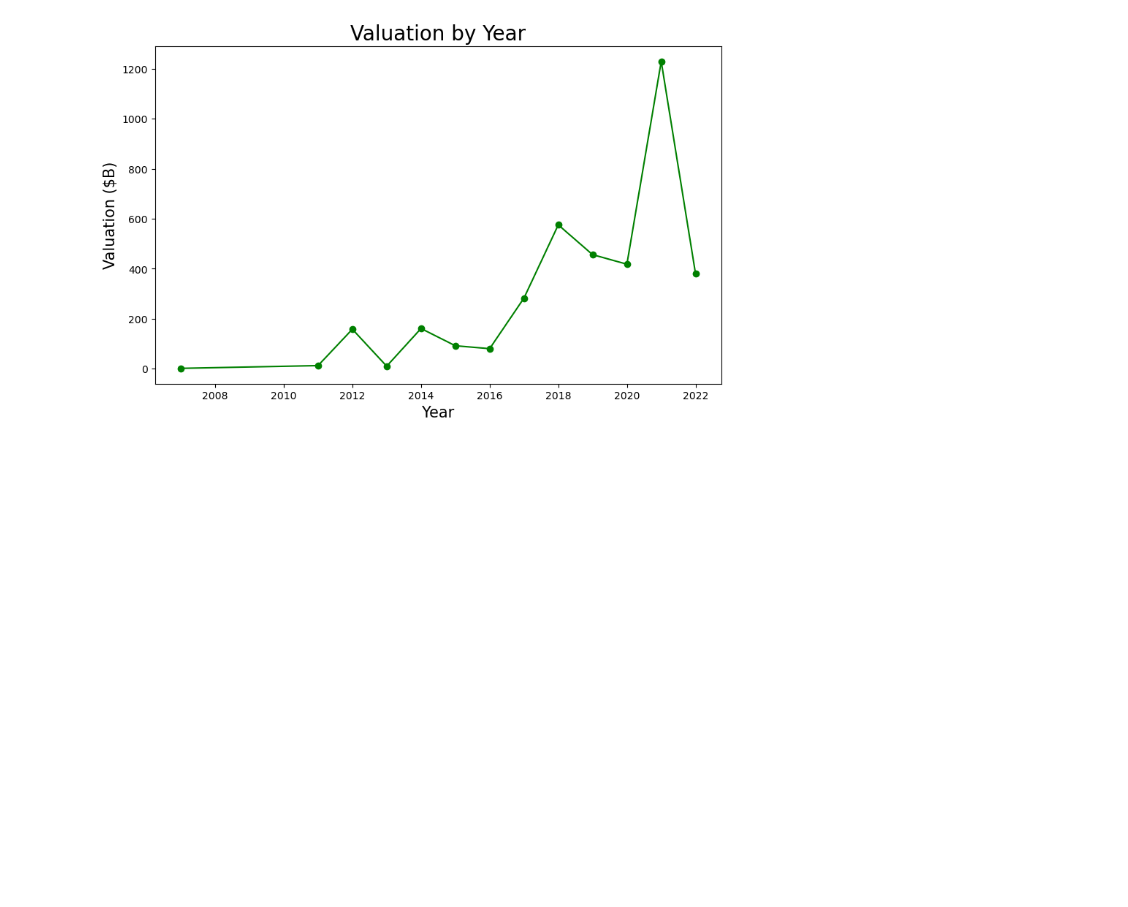
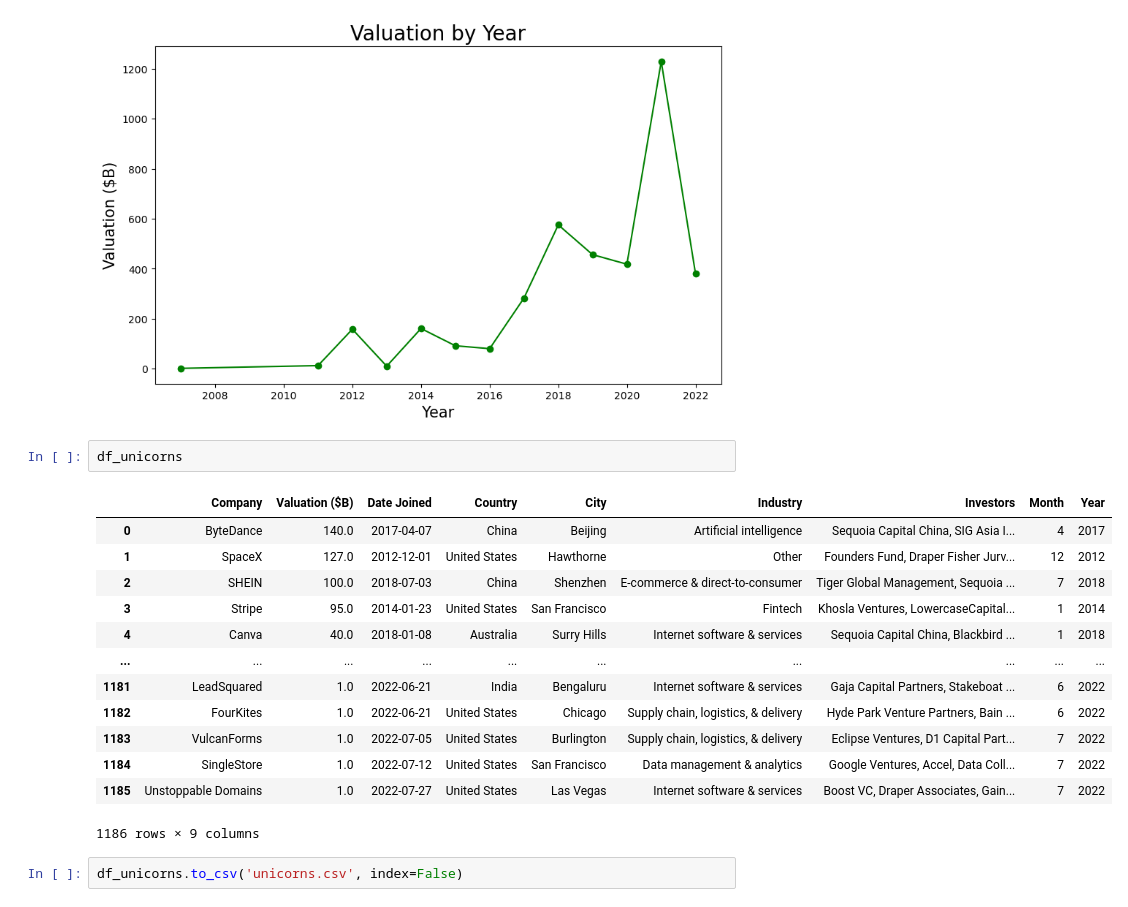
Before and after one commit to nelleuSant/Analysis_Py, a Jupyter notebook: Case_Unicorn/unicorn-case-study.ipynb, the cells around one changed output. Drawn from its saved outputs; the diff is of its cells as text; blank space fills up the shorter version.

```diff
--- a/Case_Unicorn/unicorn-case-study.ipynb
+++ b/Case_Unicorn/unicorn-case-study.ipynb
@@ -309,3 +320,21 @@ plt.plot(year_valuation['Year'], year_valuation['Valuation ($B)'], color='g', ma
 plt.show()
 # %% [output]
 [figure]
+# %%
+df_unicorns
+# %% [output]
+|  | Company | Valuation ($B) | Date Joined | Country | City | Industry | Investors | Month | Year |
+| 0 | ByteDance | 140.0 | 2017-04-07 | China | Beijing | Artificial intelligence | Sequoia Capital China, SIG Asia I... | 4 | 2017 |
+| 1 | SpaceX | 127.0 | 2012-12-01 | United States | Hawthorne | Other | Founders Fund, Draper Fisher Jurv... | 12 | 2012 |
+| 2 | SHEIN | 100.0 | 2018-07-03 | China | Shenzhen | E-commerce & direct-to-consumer | Tiger Global Management, Sequoia ... | 7 | 2018 |
+| 3 | Stripe | 95.0 | 2014-01-23 | United States | San Francisco | Fintech | Khosla Ventures, LowercaseCapital... | 1 | 2014 |
+| 4 | Canva | 40.0 | 2018-01-08 | Australia | Surry Hills | Internet software & services | Sequoia Capital China, Blackbird ... | 1 | 2018 |
+| ... | ... | ... | ... | ... | ... | ... | ... | ... | ... |
+| 1181 | LeadSquared | 1.0 | 2022-06-21 | India | Bengaluru | Internet software & services | Gaja Capital Partners, Stakeboat ... | 6 | 2022 |
+| 1182 | FourKites | 1.0 | 2022-06-21 | United States | Chicago | Supply chain, logistics, & delivery | Hyde Park Venture Partners, Bain ... | 6 | 2022 |
+| 1183 | VulcanForms | 1.0 | 2022-07-05 | United States | Burlington | Supply chain, logistics, & delivery | Eclipse Ventures, D1 Capital Part... | 7 | 2022 |
+| 1184 | SingleStore | 1.0 | 2022-07-12 | United States | San Francisco | Data management & analytics | Google Ventures, Accel, Data Coll... | 7 | 2022 |
+| 1185 | Unstoppable Domains | 1.0 | 2022-07-27 | United States | Las Vegas | Internet software & services | Boost VC, Draper Associates, Gain... | 7 | 2022 |
+1186 rows × 9 columns
+# %%
+df_unicorns.to_csv('unicorns.csv', index=False)
```
Also changed, not shown: parts of 1 cell of this notebook, 2 other files.
